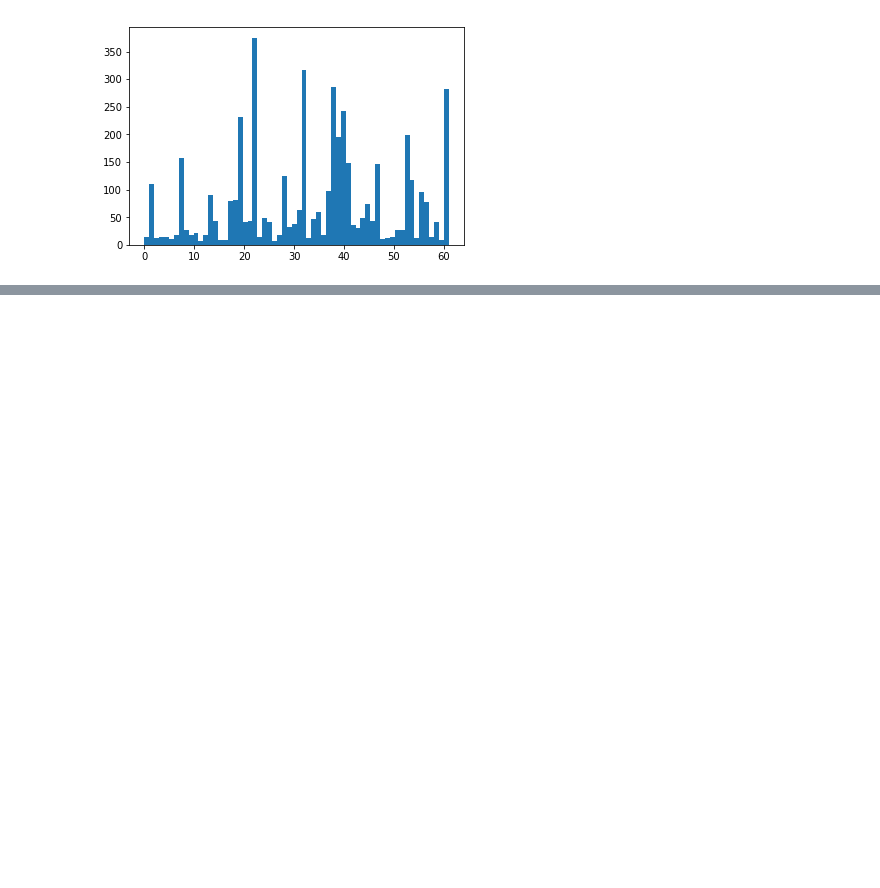
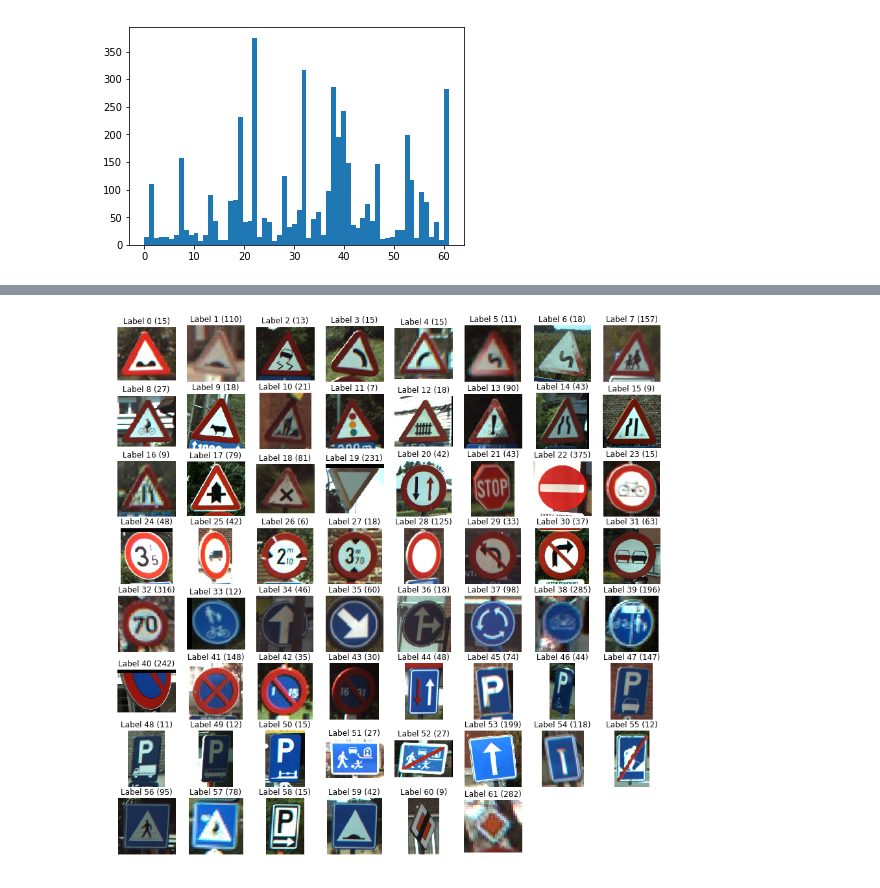
Before and after one commit to ivanlis/ml_python, a Jupyter notebook: 14tensorflow_traffic_signs.ipynb, the cells around one changed output, grey strips where cells are left out. Saved outputs shown, nothing was run; the diff lists cells and outputs as text; code cells hidden in the pictures; blank space fills up the shorter version.

```diff
--- a/14tensorflow_traffic_signs.ipynb
+++ b/14tensorflow_traffic_signs.ipynb
@@ -53,0 +89,16 @@ plt.hist(labels, 62);
+# %%
+uniqueLabels = np.unique(labels)
+fig = plt.figure()
+fig.set_size_inches(15, 15)
+i = 0
+for label in uniqueLabels:
+    image = images[np.where(labels == label)[0][0]]
+    ax = fig.add_subplot(8, 8, i + 1)
+    i += 1
+    ax.set_axis_off()
+    ax.set_title("Label {0} ({1})".format(label, np.count_nonzero(labels == label)))
+    ax.imshow(image)
+
+#np.where(labels == 10)[0][0]
+# %% [output]
+[figure, added]
```
Also changed, not shown: parts of 14 cells of this notebook.
